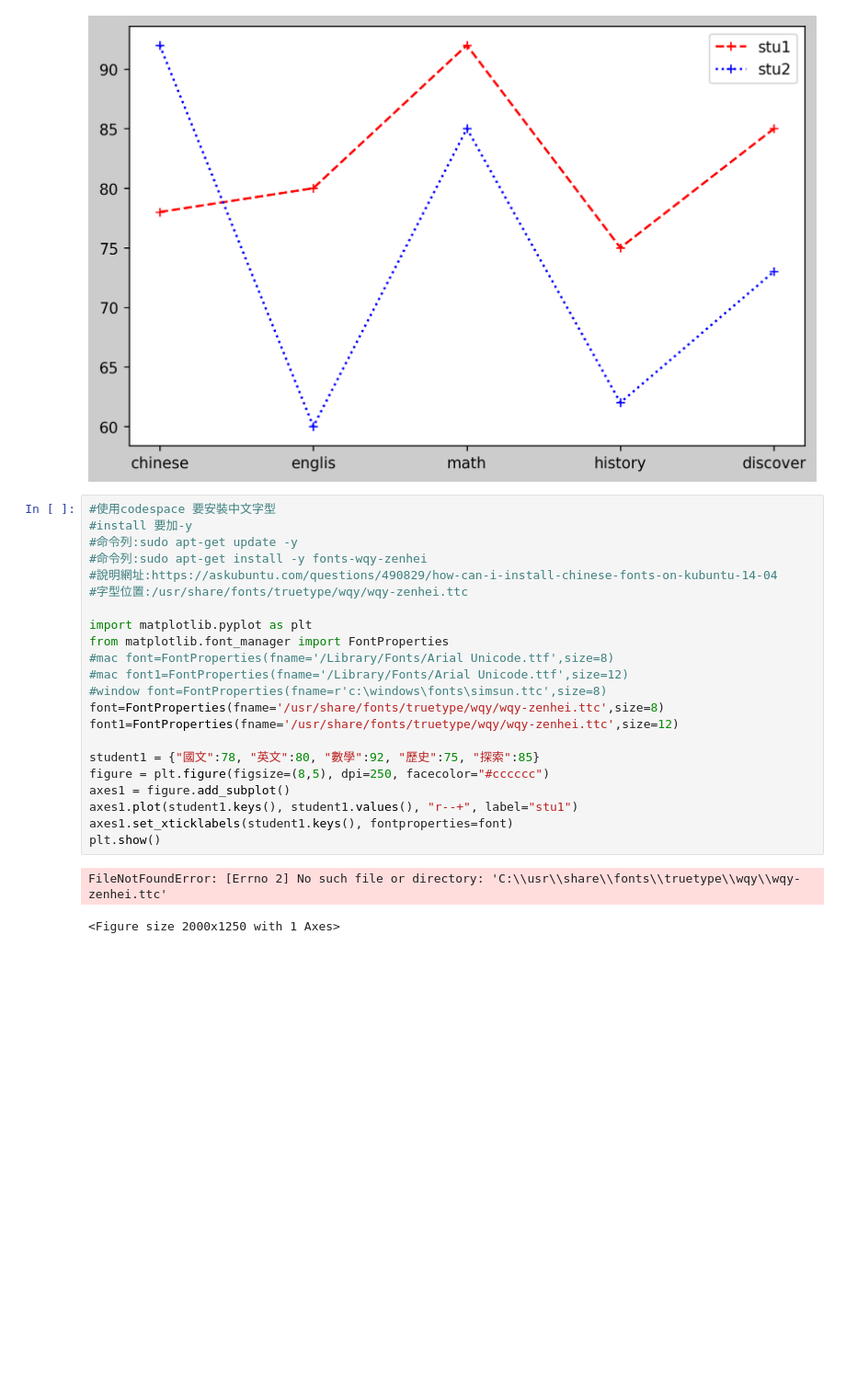
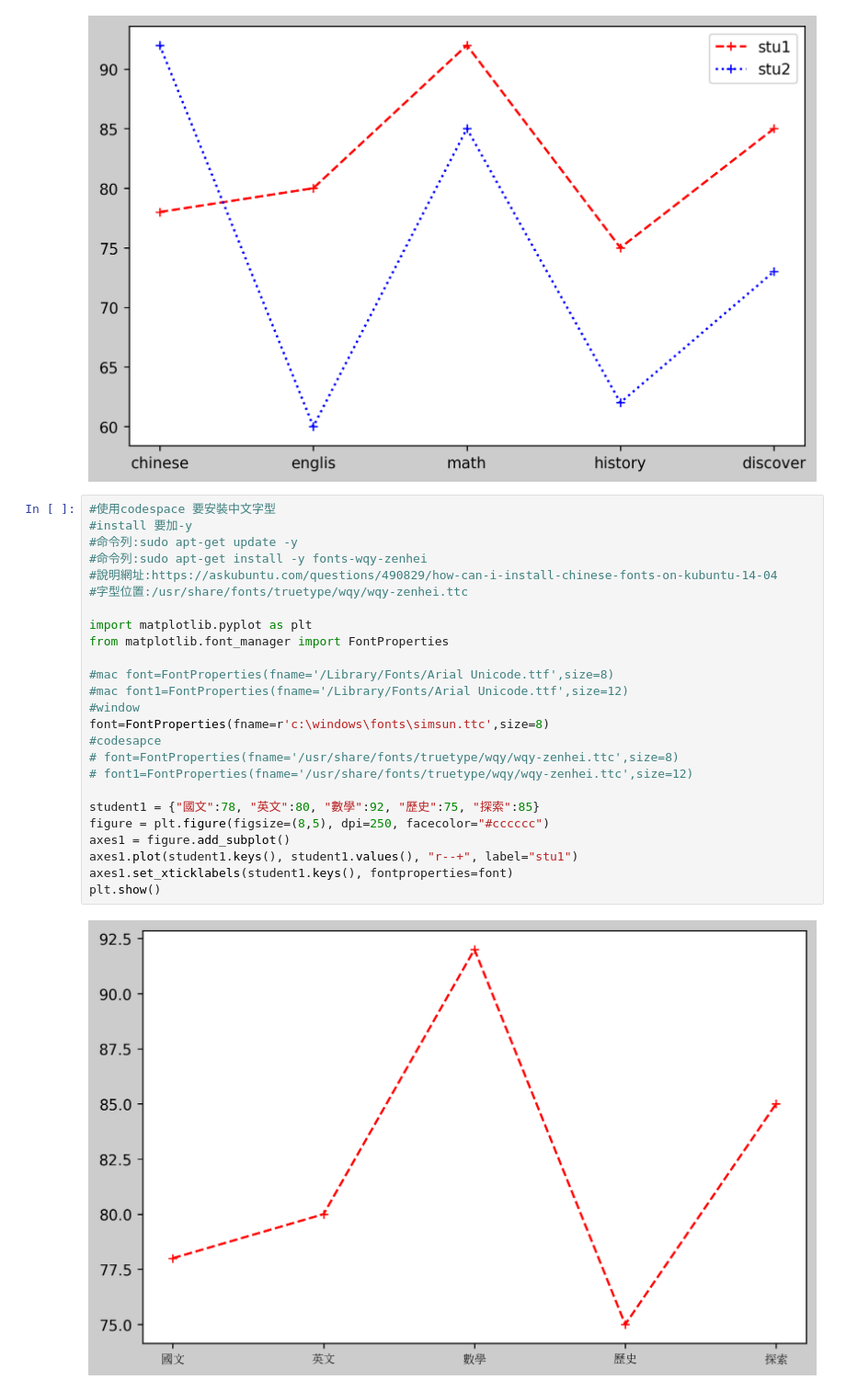
Before and after one commit to Lainie888/2023_07_27, a Jupyter notebook: lesson14_2.ipynb, the cells around one changed output. Shown: that part at 92% size. Saved outputs shown, nothing was run; the diff lists cells and outputs as text; blank space fills up the shorter version.

```diff
--- a/lesson14_2.ipynb
+++ b/lesson14_2.ipynb
@@ -58,25 +58,27 @@ plt.show()
 # %%
 #使用codespace 要安裝中文字型
 #install 要加-y
 #命令列:sudo apt-get update -y
 #命令列:sudo apt-get install -y fonts-wqy-zenhei
 #說明網址:https://askubuntu.com/questions/490829/how-can-i-install-chinese-fonts-on-kubuntu-14-04
 #字型位置:/usr/share/fonts/truetype/wqy/wqy-zenhei.ttc
 
 import matplotlib.pyplot as plt
 from matplotlib.font_manager import FontProperties
+
 #mac font=FontProperties(fname='/Library/Fonts/Arial Unicode.ttf',size=8)
 #mac font1=FontProperties(fname='/Library/Fonts/Arial Unicode.ttf',size=12)
-#window font=FontProperties(fname=r'c:\windows\fonts\simsun.ttc',size=8)
-font=FontProperties(fname='/usr/share/fonts/truetype/wqy/wqy-zenhei.ttc',size=8)
-font1=FontProperties(fname='/usr/share/fonts/truetype/wqy/wqy-zenhei.ttc',size=12)
+#window
+font=FontProperties(fname=r'c:\windows\fonts\simsun.ttc',size=8)
+#codesapce
+# font=FontProperties(fname='/usr/share/fonts/truetype/wqy/wqy-zenhei.ttc',size=8)
+# font1=FontProperties(fname='/usr/share/fonts/truetype/wqy/wqy-zenhei.ttc',size=12)
 
 student1 = {"國文":78, "英文":80, "數學":92, "歷史":75, "探索":85}
 figure = plt.figure(figsize=(8,5), dpi=250, facecolor="#cccccc")
 axes1 = figure.add_subplot()
 axes1.plot(student1.keys(), student1.values(), "r--+", label="stu1")
 axes1.set_xticklabels(student1.keys(), fontproperties=font)
 plt.show()
 # %% [output]
-FileNotFoundError: [Errno 2] No such file or directory: 'C:\\usr\\share\\fonts\\truetype\\wqy\\wqy-zenhei.ttc'
-<Figure size 2000x1250 with 1 Axes>
+[figure, added]
```
Also changed, not shown: 1 other file.
